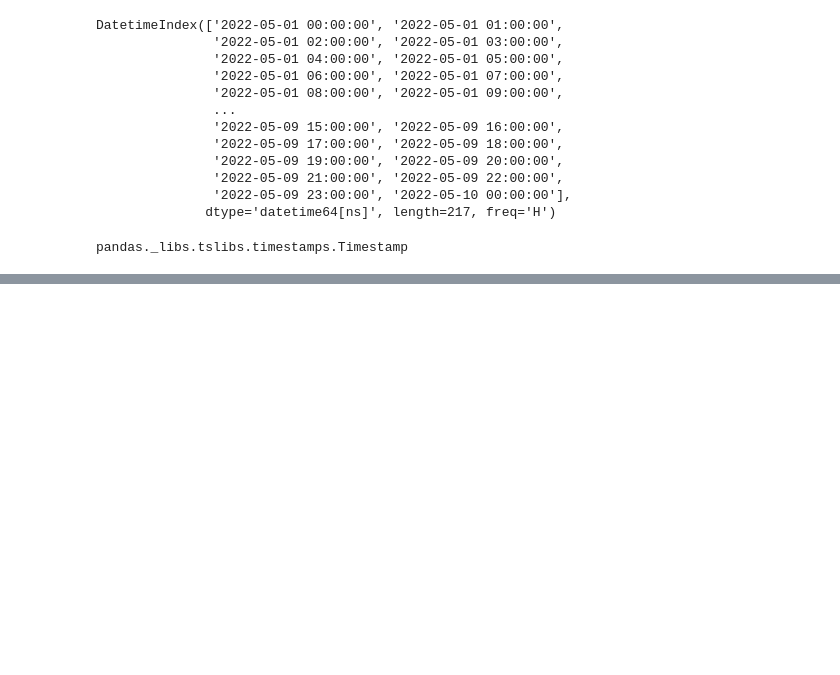
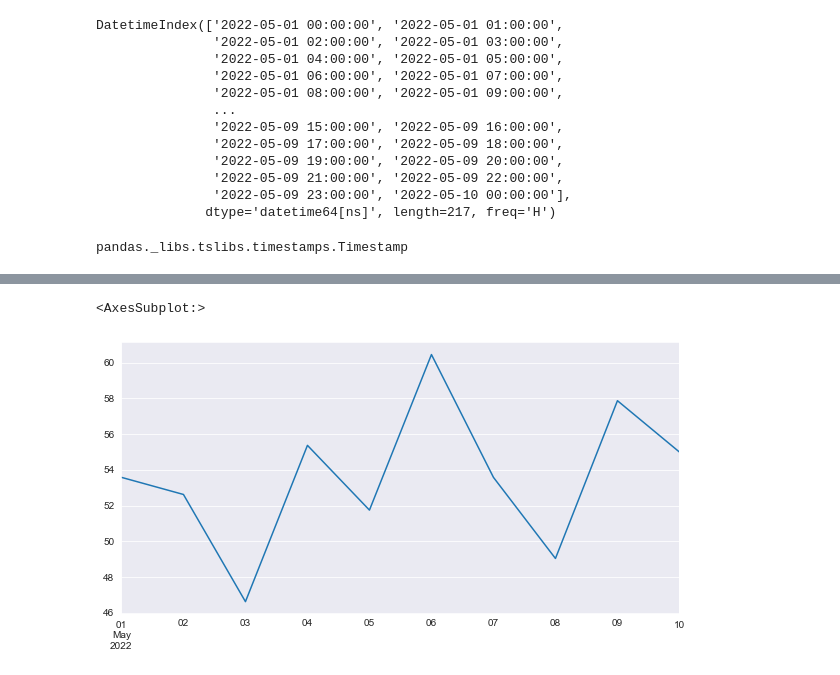
Before and after one commit to pbellot/FormationPANDAS, a Jupyter notebook: exercices.ipynb, the cells around one changed output, grey strips where cells are left out. Cells and saved outputs as stored; diff of their text form; code cells hidden in the pictures; blank space fills up the shorter version.

```diff
--- a/exercices.ipynb
+++ b/exercices.ipynb
@@ -55,0 +121,5 @@ df.plot()
+# %%
+df['valeur'].resample('24H').mean().plot(figsize=(10,5))
+# %% [output]
+<AxesSubplot:>
+[figure, added]
```
Also changed, not shown: parts of 29 cells of this notebook.
